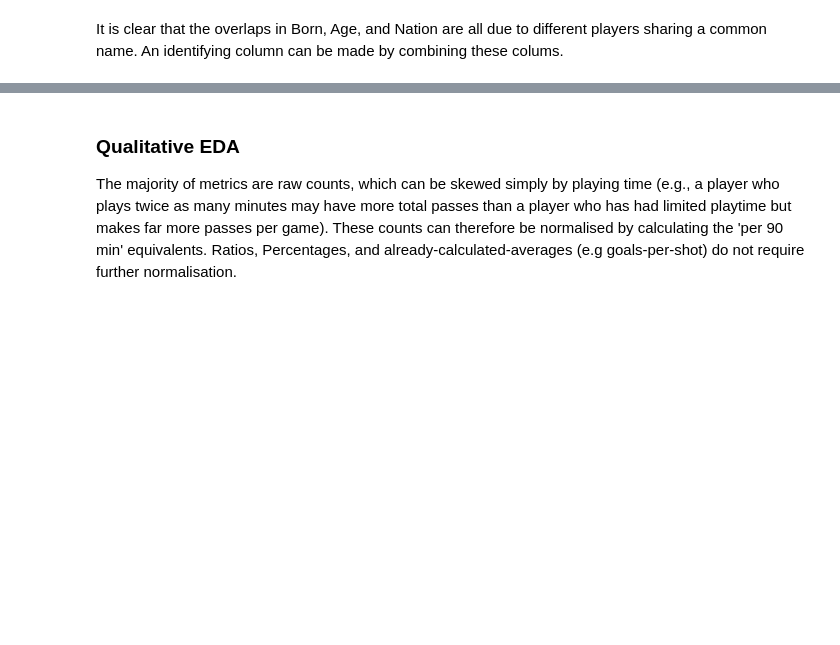
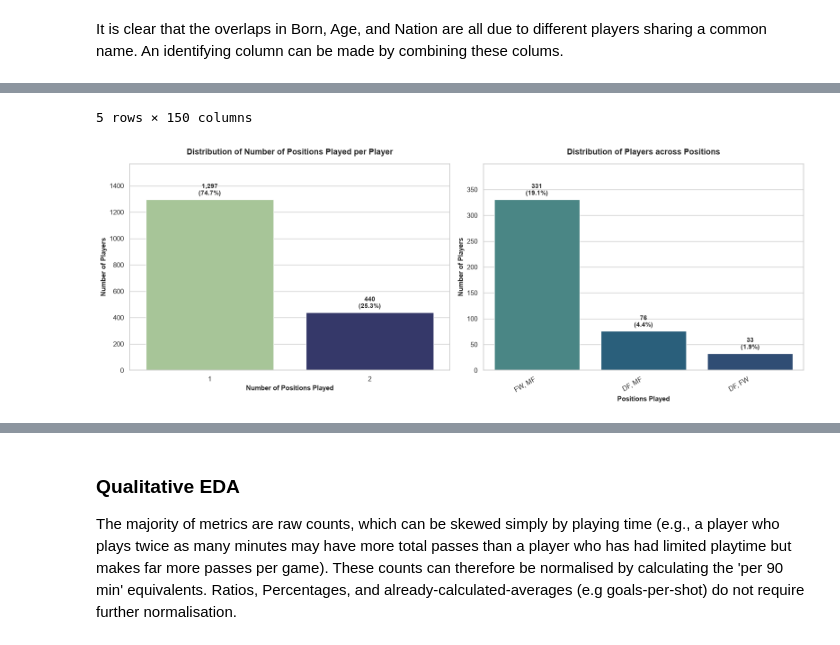
Before and after one commit to Scott-Trowers/player-architects, a Jupyter notebook: notebooks/season2122_eda.ipynb, the cells around one changed output, grey strips where cells are left out. Saved outputs shown, nothing was run; the diff lists cells and outputs as text; code cells hidden in the pictures; blank space fills up the shorter version.

```diff
--- a/notebooks/season2122_eda.ipynb
+++ b/notebooks/season2122_eda.ipynb
@@ -481,31 +600,34 @@ aggregated_player_data['Pos'] = aggregated_player_data['Pos'].apply(clean_positi
 # Count the number of different positions played by each player (e.g., 'DF, MF' -> 2)
 aggregated_player_data['Num_Pos'] = aggregated_player_data['Pos'].apply(lambda x: len(x.split(', ')) if x else 0)
 
-display(aggregated_player_data.sample(5))
+multi_pos_players = aggregated_player_data[aggregated_player_data.Num_Pos > 1]
 
-fig, ax = plt.subplots(figsize=(8, 5))
+display(multi_pos_players.sample(5))
+
+fig, (ax1, ax2) = plt.subplots(1, 2, figsize=(16, 6))
 
 # Plot total counts for each number of positions played
-ax = sns.countplot(
+sns.countplot(
     data=aggregated_player_data,
     x="Num_Pos",
     hue="Num_Pos",
     palette="crest",
+    ax=ax1,
 )
 
 # Remove the redundant legend generated by hue
-if ax.get_legend():
-    ax.get_legend().remove()
+if ax1.get_legend():
+    ax1.get_legend().remove()
 
 # Calculate total non-zero/valid entries for percentages
 total_players = len(aggregated_player_data)
 
 # Add count and percentage annotations above each bar
-for p in ax.patches:
+for p in ax1.patches:
     height = p.get_height()
     if height > 0:
         pct = (height / total_players) * 100
-        ax.annotate(
+        ax1.annotate(
             f"{int(height):,}\n({pct:.1f}%)",
             (p.get_x() + p.get_width() / 2.0, height),
             ha="center",
@@ -516,18 +638,64 @@ for p in ax.patches:
             fontweight="bold",
         )
 
-ax.set_title(
+ax1.set_title(
     "Distribution of Number of Positions Played per Player",
     fontsize=13,
     fontweight="bold",
     pad=15,
 )
-ax.set_xlabel("Number of Positions Played", fontsize=11, fontweight="bold")
-ax.set_ylabel("Number of Players", fontsize=11, fontweight="bold")
+ax1.set_xlabel("Number of Positions Played", fontsize=11, fontweight="bold")
+ax1.set_ylabel("Number of Players", fontsize=11, fontweight="bold")
 
 # Expand top y-limit to prevent annotation cutoff
-ylim = ax.get_ylim()
-ax.set_ylim(ylim[0], ylim[1] * 1.15)
+ylim1 = ax1.get_ylim()
+ax1.set_ylim(ylim1[0], ylim1[1] * 1.15)
+
+# Plot total counts for each value in 'Pos' column (sorted by count)
+pos_order = multi_pos_players['Pos'].value_counts().index
+sns.countplot(
+    data=aggregated_player_data,
+    x="Pos",
+    hue="Pos",
+    order=pos_order,
+    palette="crest",
+    ax=ax2,
+)
+
+# Remove the redundant legend generated by hue
+if ax2.get_legend():
+    ax2.get_legend().remove()
+
+# Add count and percentage annotations above each bar for 'Pos' count plot
+for p in ax2.patches:
+    height = p.get_height()
+    if height > 0:
+        pct = (height / total_players) * 100
+        ax2.annotate(
+            f"{int(height):,}\n({pct:.1f}%)",
+            (p.get_x() + p.get_width() / 2.0, height),
+            ha="center",
+            va="bottom",
+            xytext=(0, 4),
+            textcoords="offset points",
+            fontsize=10,
+            fontweight="bold",
+        )
+
+ax2.set_title(
+    "Distribution of Players across Positions",
+    fontsize=13,
+    fontweight="bold",
+    pad=15,
+)
+ax2.set_xlabel("Positions Played", fontsize=11, fontweight="bold")
+ax2.set_ylabel("Number of Players", fontsize=11, fontweight="bold")
+plt.setp(ax2.get_xticklabels(), rotation=30, ha="right")
+
+# Expand top y-limit to prevent annotation cutoff
+ylim2 = ax2.get_ylim()
+ax2.set_ylim(ylim2[0], ylim2[1] * 1.15)
 
 plt.tight_layout()
 plt.show()
+# %% [output]
@@ -534,2 +708,4 @@ plt.show()
+5 rows × 150 columns
+[figure, added]
 # %% [markdown]
 **Findings:**
```
Also changed, not shown: parts of 37 cells of this notebook.
